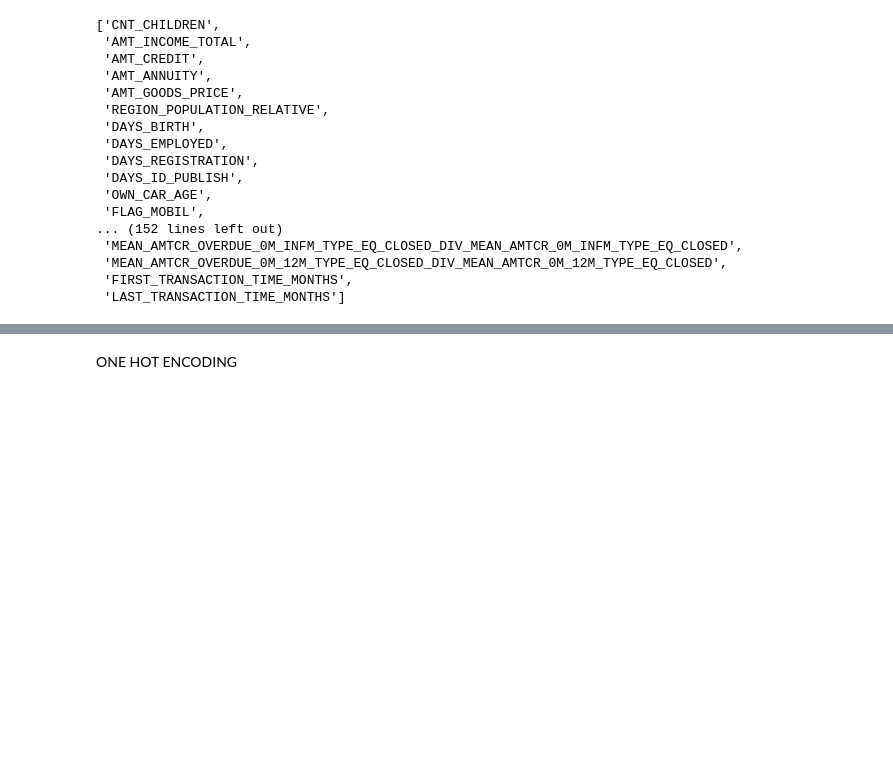
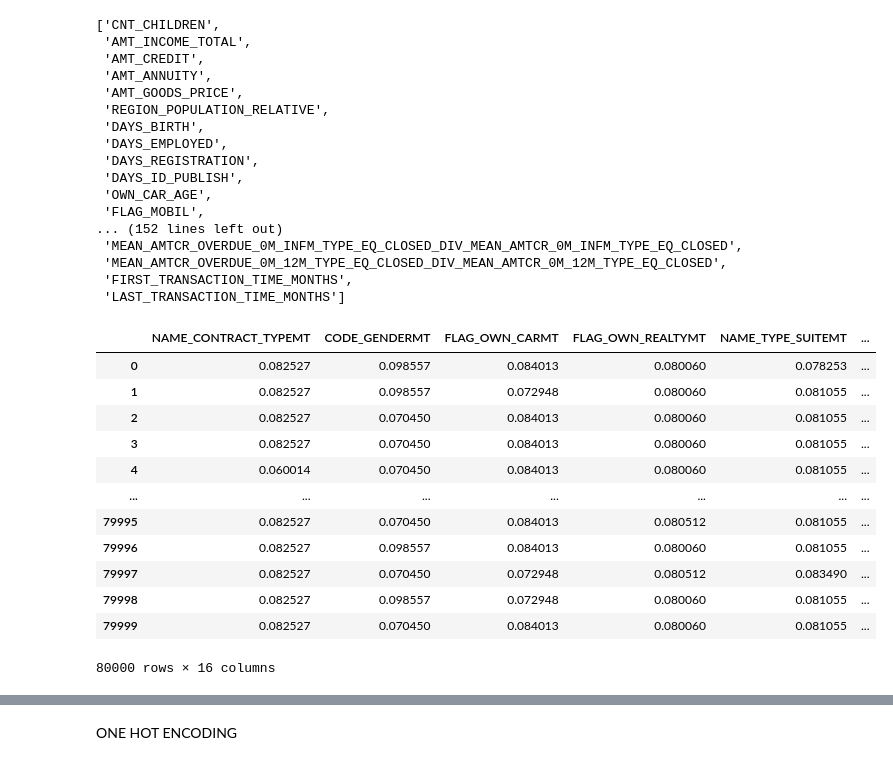
Before and after one commit to macounj1/ukol1datascience, a Jupyter notebook: codeukol1.ipynb, the cells around one changed output, grey strips where cells are left out. Saved outputs shown, nothing was run; the diff lists cells and outputs as text; code cells hidden in the pictures; blank space fills up the shorter version.

```diff
--- a/codeukol1.ipynb
+++ b/codeukol1.ipynb
@@ -286,3 +286,19 @@ for pred in predictors_cat:
 
     # Keep new predictors names
     predictors_mean_target = predictors_mean_target + [pred_mean_target]
+# %%
+data_cart[predictors_mean_target]
+# %% [output]
+|  | NAME_CONTRACT_TYPEMT | CODE_GENDERMT | FLAG_OWN_CARMT | FLAG_OWN_REALTYMT | NAME_TYPE_SUITEMT | ... |
+| 0 | 0.082527 | 0.098557 | 0.084013 | 0.080060 | 0.078253 | ... |
+| 1 | 0.082527 | 0.098557 | 0.072948 | 0.080060 | 0.081055 | ... |
+| 2 | 0.082527 | 0.070450 | 0.084013 | 0.080060 | 0.081055 | ... |
+| 3 | 0.082527 | 0.070450 | 0.084013 | 0.080060 | 0.081055 | ... |
+| 4 | 0.060014 | 0.070450 | 0.084013 | 0.080060 | 0.081055 | ... |
+| ... | ... | ... | ... | ... | ... | ... |
+| 79995 | 0.082527 | 0.070450 | 0.084013 | 0.080512 | 0.081055 | ... |
+| 79996 | 0.082527 | 0.098557 | 0.084013 | 0.080060 | 0.081055 | ... |
+| 79997 | 0.082527 | 0.070450 | 0.072948 | 0.080512 | 0.083490 | ... |
+| 79998 | 0.082527 | 0.098557 | 0.072948 | 0.080060 | 0.081055 | ... |
+| 79999 | 0.082527 | 0.070450 | 0.084013 | 0.080060 | 0.081055 | ... |
+80000 rows × 16 columns
```
Also changed, not shown: parts of 33 cells of this notebook.
